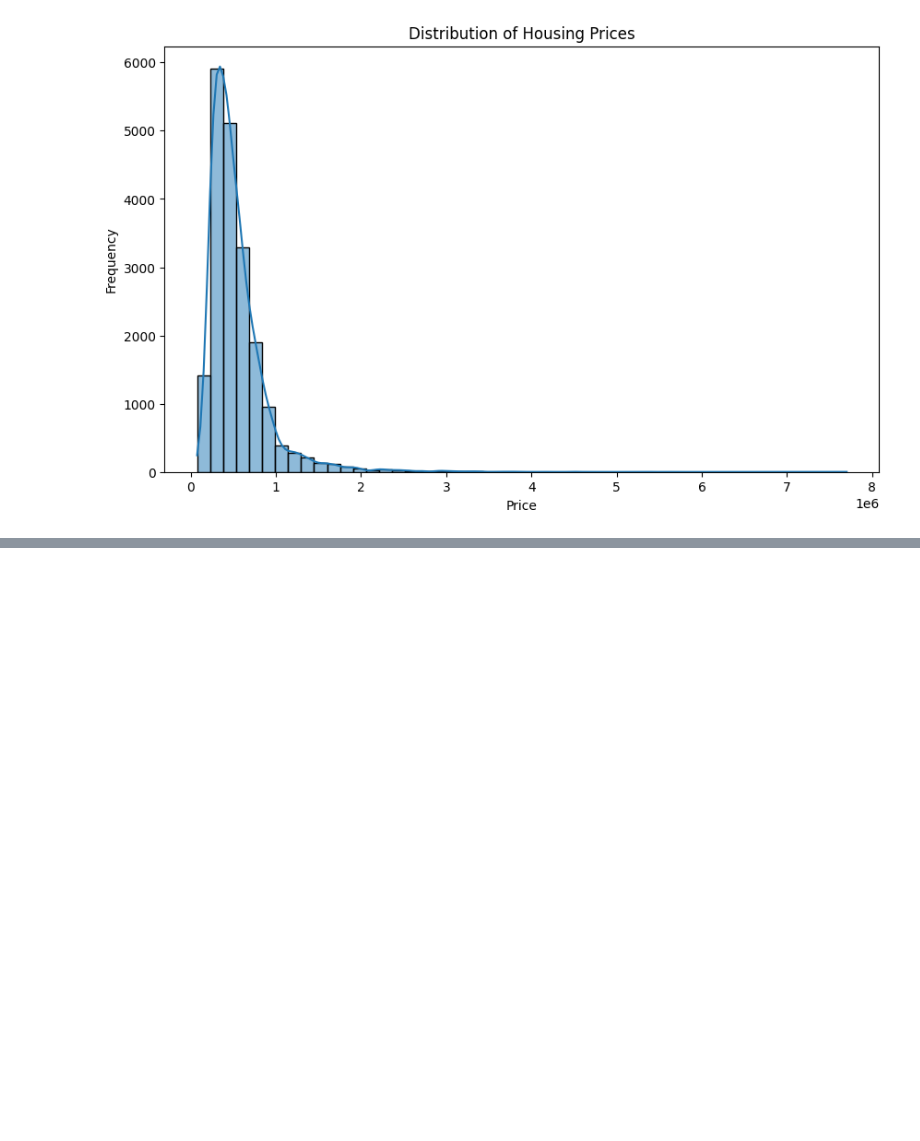
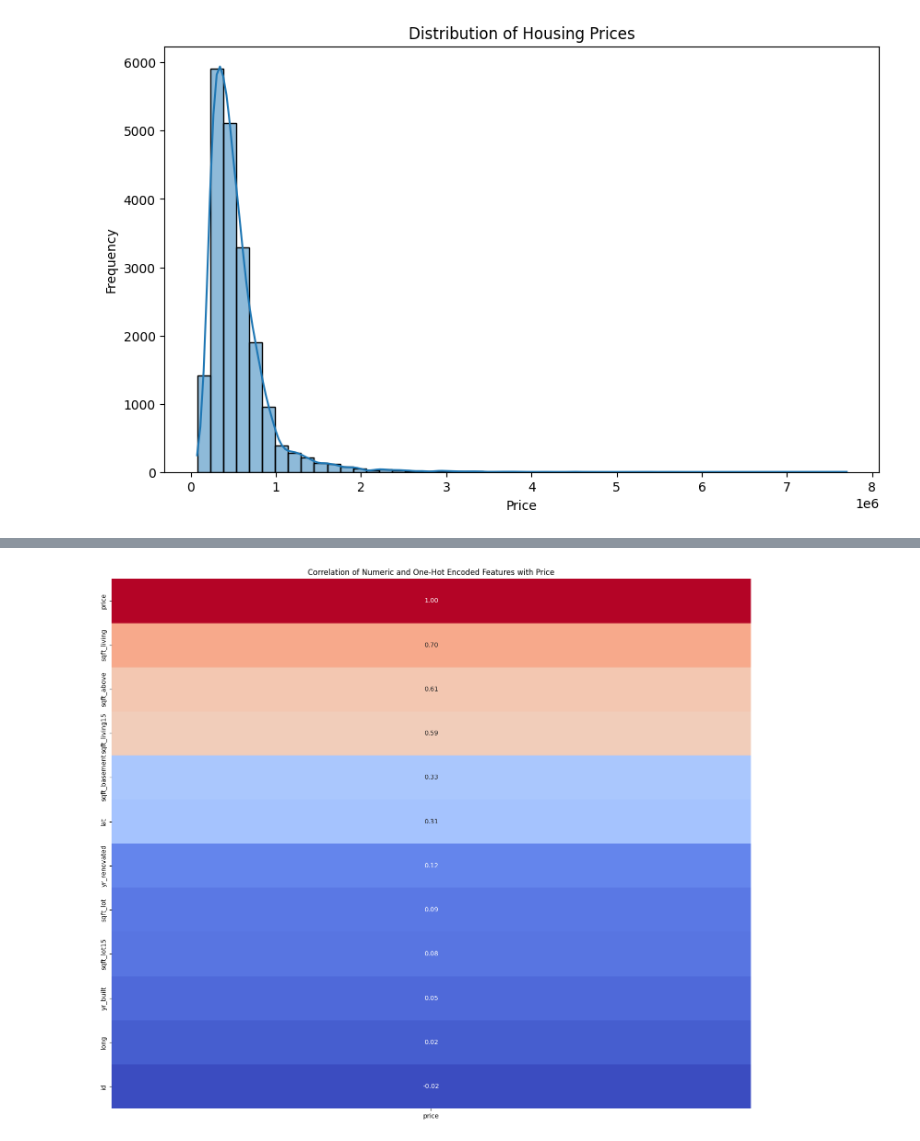
Before and after one commit to jacob-walker12/jacob-walker12.github.io, a Jupyter notebook: notebooks/starter_housing.ipynb, the cells around one changed output, grey strips where cells are left out. Saved outputs shown, nothing was run; the diff lists cells and outputs as text; code cells hidden in the pictures; blank space fills up the shorter version.

```diff
--- a/notebooks/starter_housing.ipynb
+++ b/notebooks/starter_housing.ipynb
@@ -70,0 +118,15 @@ plt.show()
+# %%
+import numpy as np
+
+# Select numeric columns from the one-hot encoded DataFrame
+numeric_cols_encoded = housing_encoded.select_dtypes(include=[np.number])
+# Calculate correlation matrix
+corr_encoded = numeric_cols_encoded.corr()
+
+plt.figure(figsize=(18, 15)) # Adjust figure size for more columns
+sns.heatmap(corr_encoded[['price']].sort_values('price', ascending=False),
+            annot=True, cmap='coolwarm', fmt=".2f", cbar=False)
+plt.title('Correlation of Numeric and One-Hot Encoded Features with Price')
+plt.show()
+# %% [output]
+[figure, added]
```
Also changed, not shown: parts of 11 cells of this notebook.
